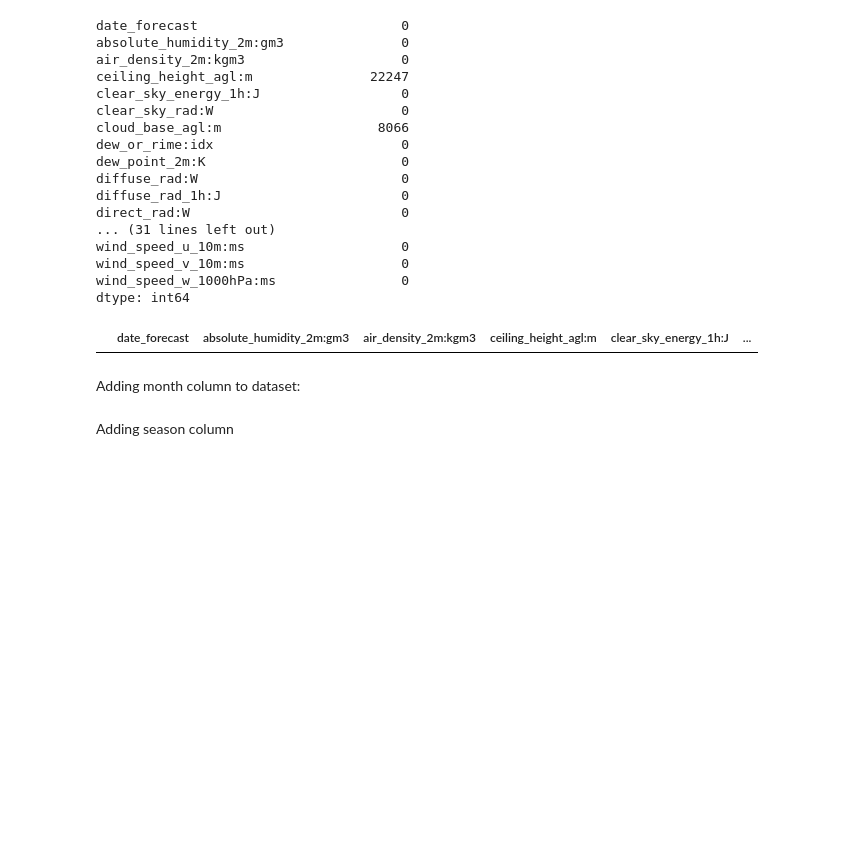
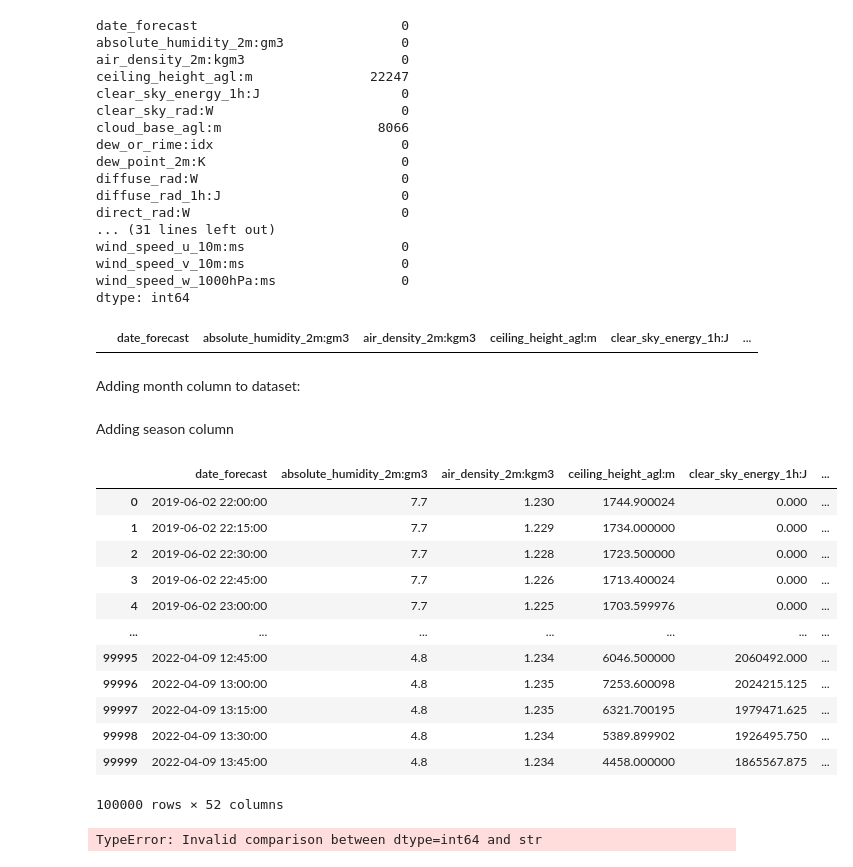
Before and after one commit to SverreNystad/power-predictor, a Jupyter notebook: exploration/data_exploration.ipynb, the cells around one changed output. Saved outputs shown, nothing was run; the diff lists cells and outputs as text; code cells hidden in the pictures; blank space fills up the shorter version.

```diff
--- a/exploration/data_exploration.ipynb
+++ b/exploration/data_exploration.ipynb
@@ -143,2 +139,27 @@ df["month"] = df["date_forecast"].apply(get_month)
+# %%
+from datetime import datetime
+def get_month(date: datetime):
+    return date.month
+
+def get_season(month: int):
+    if month == 12:
+        return 1
+    return ((month) // 3) + 1
+
+def get_year(date: datetime):
+    return date.year
+
+def get_day_of_year(date: datetime):
+    return date.timetuple().tm_yday
+
+
+def get_day_segment(date: datetime):
+    return date.hour * 4 + date.minute // 15
+
+df["month"] = df["date_forecast"].apply(get_month)
+df["season"] = df["month"].apply(get_season)
+df["year"] = df["date_forecast"].apply(get_year)
+df["day_of_year"]= df["date_forecast"].apply(get_day_of_year)
+df["day_segment"] = df["date_forecast"].apply(get_day_segment)
 # %% [markdown]
 Adding season column
@@ -151,0 +166,30 @@ df["season"] = df["month"].apply(get_season)
+# %%
+
+
+df.head(100)
+# %% [output]
+|  | date_forecast | absolute_humidity_2m:gm3 | air_density_2m:kgm3 | ceiling_height_agl:m | clear_sky_energy_1h:J | ... |
+| 0 | 2019-06-02 22:00:00 | 7.7 | 1.230 | 1744.900024 | 0.000 | ... |
+| 1 | 2019-06-02 22:15:00 | 7.7 | 1.229 | 1734.000000 | 0.000 | ... |
+| 2 | 2019-06-02 22:30:00 | 7.7 | 1.228 | 1723.500000 | 0.000 | ... |
+| 3 | 2019-06-02 22:45:00 | 7.7 | 1.226 | 1713.400024 | 0.000 | ... |
+| 4 | 2019-06-02 23:00:00 | 7.7 | 1.225 | 1703.599976 | 0.000 | ... |
+| ... | ... | ... | ... | ... | ... | ... |
+| 99995 | 2022-04-09 12:45:00 | 4.8 | 1.234 | 6046.500000 | 2060492.000 | ... |
+| 99996 | 2022-04-09 13:00:00 | 4.8 | 1.235 | 7253.600098 | 2024215.125 | ... |
+| 99997 | 2022-04-09 13:15:00 | 4.8 | 1.235 | 6321.700195 | 1979471.625 | ... |
+| 99998 | 2022-04-09 13:30:00 | 4.8 | 1.234 | 5389.899902 | 1926495.750 | ... |
+| 99999 | 2022-04-09 13:45:00 | 4.8 | 1.234 | 4458.000000 | 1865567.875 | ... |
+100000 rows × 52 columns
+# %%
+train = df.loc[df.index < '01-01-2015']
+test = df.loc[df.index >= '01-01-2015']
+
+fig, ax = plt.subplots(figsize=(15, 5))
+train.plot(ax=ax, label='Training Set', title='Data Train/Test Split')
+test.plot(ax=ax, label='Test Set')
+ax.axvline('01-01-2015', color='black', ls='--')
+ax.legend(['Training Set', 'Test Set'])
+plt.show()
+# %% [output]
+TypeError: Invalid comparison between dtype=int64 and str
```
Also changed, not shown: parts of 3 cells of this notebook.
